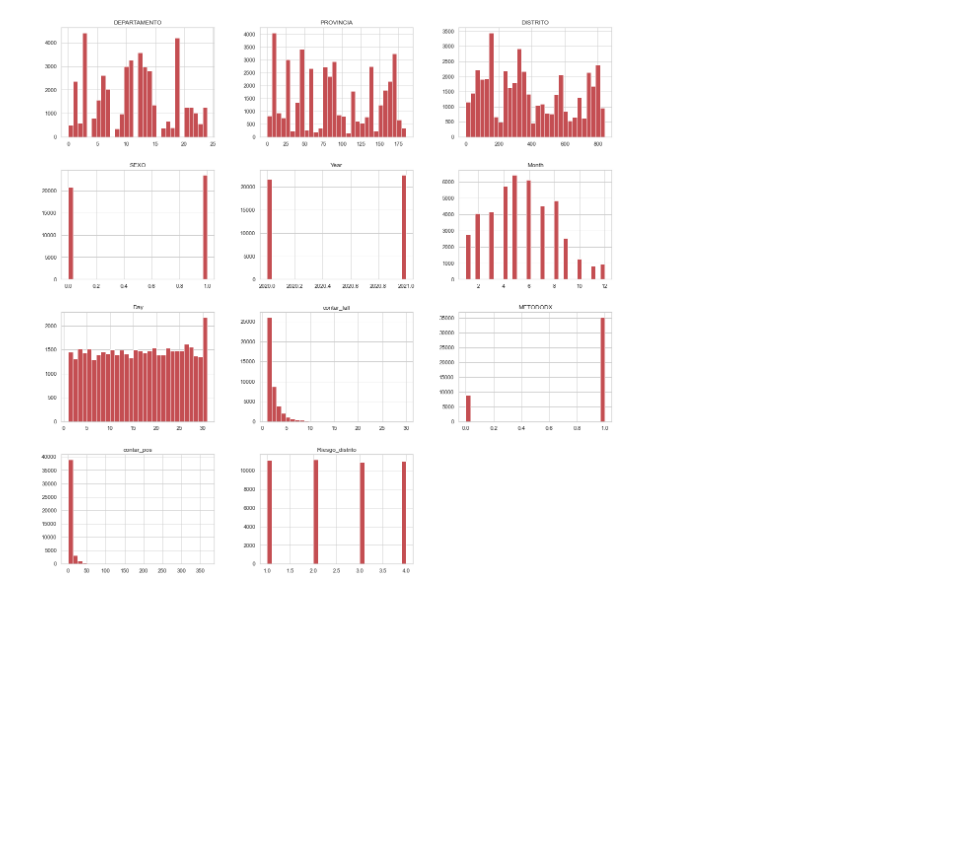
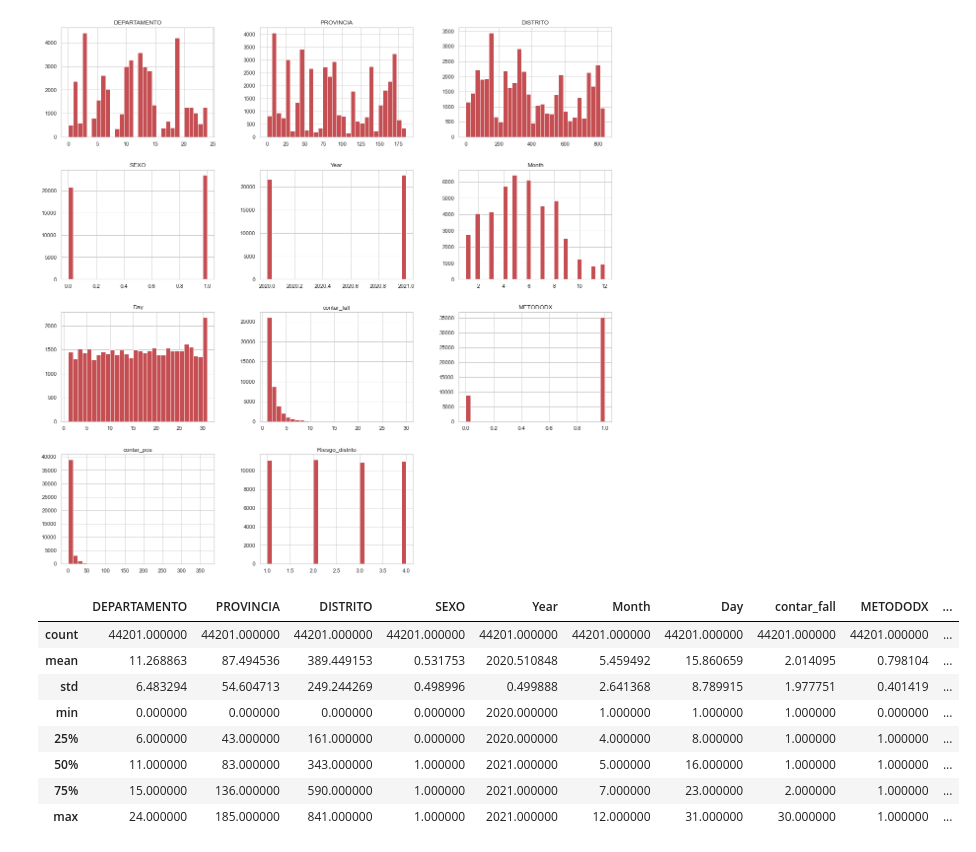
Before and after one commit to KevinRamosRivas/BI-UNMSM, a Jupyter notebook: Eq.B_Paso2_Report_COVID.ipynb, the cells around one changed output. Drawn from its saved outputs; the diff is of its cells as text; code cells hidden in the pictures; blank space fills up the shorter version.

```diff
--- a/Eq.B_Paso2_Report_COVID.ipynb
+++ b/Eq.B_Paso2_Report_COVID.ipynb
@@ -493,0 +496,12 @@ array([[<AxesSubplot:title={'center':'DEPARTAMENTO'}>,
+# %%
+data.describe()
+# %% [output]
+|  | DEPARTAMENTO | PROVINCIA | DISTRITO | SEXO | Year | Month | Day | contar_fall | METODODX | ... |
+| count | 44201.000000 | 44201.000000 | 44201.000000 | 44201.000000 | 44201.000000 | 44201.000000 | 44201.000000 | 44201.000000 | 44201.000000 | ... |
+| mean | 11.268863 | 87.494536 | 389.449153 | 0.531753 | 2020.510848 | 5.459492 | 15.860659 | 2.014095 | 0.798104 | ... |
+| std | 6.483294 | 54.604713 | 249.244269 | 0.498996 | 0.499888 | 2.641368 | 8.789915 | 1.977751 | 0.401419 | ... |
+| min | 0.000000 | 0.000000 | 0.000000 | 0.000000 | 2020.000000 | 1.000000 | 1.000000 | 1.000000 | 0.000000 | ... |
+| 25% | 6.000000 | 43.000000 | 161.000000 | 0.000000 | 2020.000000 | 4.000000 | 8.000000 | 1.000000 | 1.000000 | ... |
+| 50% | 11.000000 | 83.000000 | 343.000000 | 1.000000 | 2021.000000 | 5.000000 | 16.000000 | 1.000000 | 1.000000 | ... |
+| 75% | 15.000000 | 136.000000 | 590.000000 | 1.000000 | 2021.000000 | 7.000000 | 23.000000 | 2.000000 | 1.000000 | ... |
+| max | 24.000000 | 185.000000 | 841.000000 | 1.000000 | 2021.000000 | 12.000000 | 31.000000 | 30.000000 | 1.000000 | ... |
```
Also changed, not shown: parts of 5 cells of this notebook, 2 other files.
